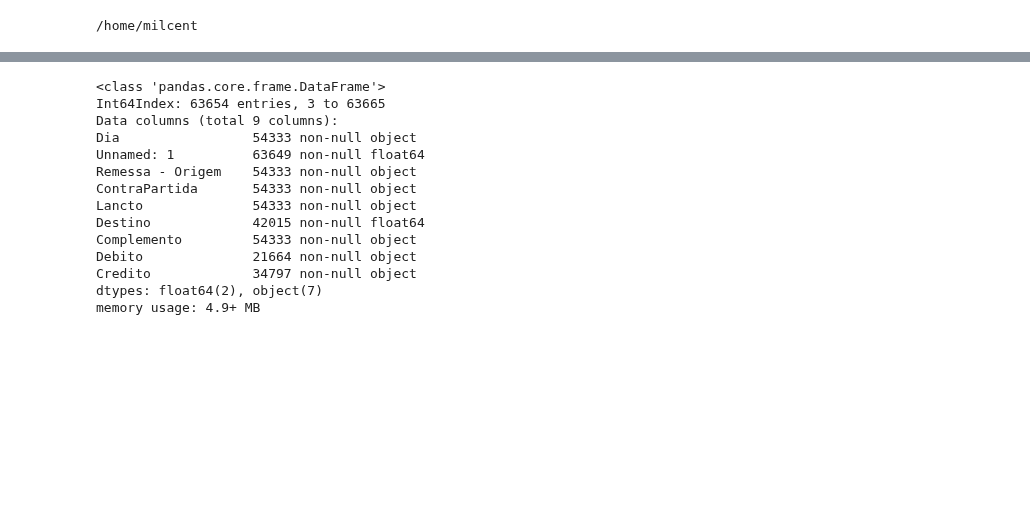
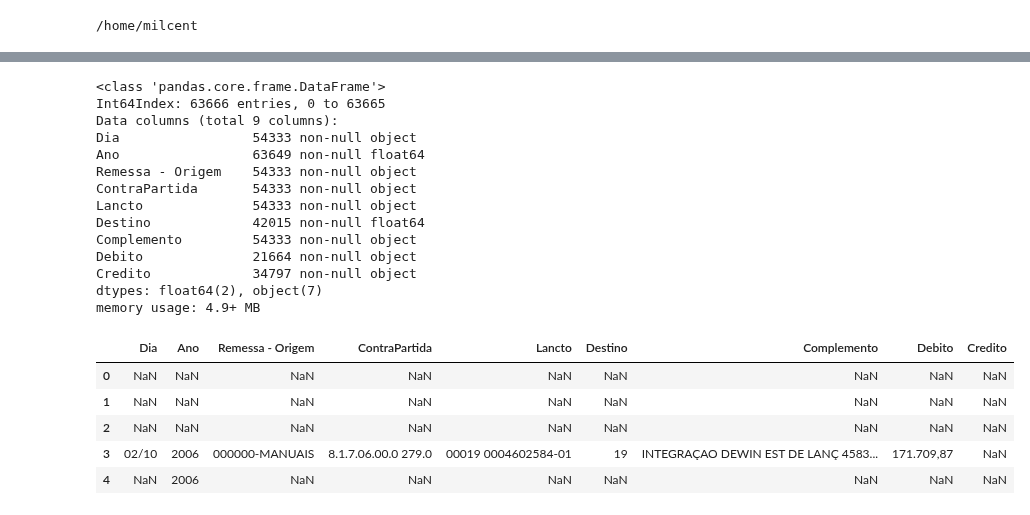
Before and after one commit to milcent/benford_py, a Jupyter notebook: Benford_show.ipynb, the cells around one changed output, grey strips where cells are left out. Drawn from its saved outputs; the diff is of its cells as text; code cells hidden in the pictures; blank space fills up the shorter version.

```diff
--- a/Benford_show.ipynb
+++ b/Benford_show.ipynb
@@ -20,12 +26,12 @@ r = pd.read_excel('razao_contas_a_pagar_30092006_31122010.xls', skiprows=6, pars
 # %%
-r = r.dropna(how='all')
+#r = r.dropna(how='all')
 r.info()
 # %% [output]
 <class 'pandas.core.frame.DataFrame'>
-Int64Index: 63654 entries, 3 to 63665
+Int64Index: 63666 entries, 0 to 63665
 Data columns (total 9 columns):
 Dia                 54333 non-null object
-Unnamed: 1          63649 non-null float64
+Ano                 63649 non-null float64
 Remessa - Origem    54333 non-null object
 ContraPartida       54333 non-null object
 Lancto              54333 non-null object
@@ -35,3 +41,13 @@ Debito              21664 non-null object
 Credito             34797 non-null object
 dtypes: float64(2), object(7)
 memory usage: 4.9+ MB
+# %%
+#r=r[r.Dia.notnull()]
+r.head()
+# %% [output]
+|  | Dia | Ano | Remessa - Origem | ContraPartida | Lancto | Destino | Complemento | Debito | Credito |
+| 0 | NaN | NaN | NaN | NaN | NaN | NaN | NaN | NaN | NaN |
+| 1 | NaN | NaN | NaN | NaN | NaN | NaN | NaN | NaN | NaN |
+| 2 | NaN | NaN | NaN | NaN | NaN | NaN | NaN | NaN | NaN |
+| 3 | 02/10 | 2006 | 000000-MANUAIS | 8.1.7.06.00.0 279.0 | 00019 0004602584-01 | 19 | INTEGRAÇAO DEWIN EST DE LANÇ 4583... | 171.709,87 | NaN |
+| 4 | NaN | 2006 | NaN | NaN | NaN | NaN | NaN | NaN | NaN |
```
Also changed, not shown: parts of 7 cells of this notebook, 3 other files.
